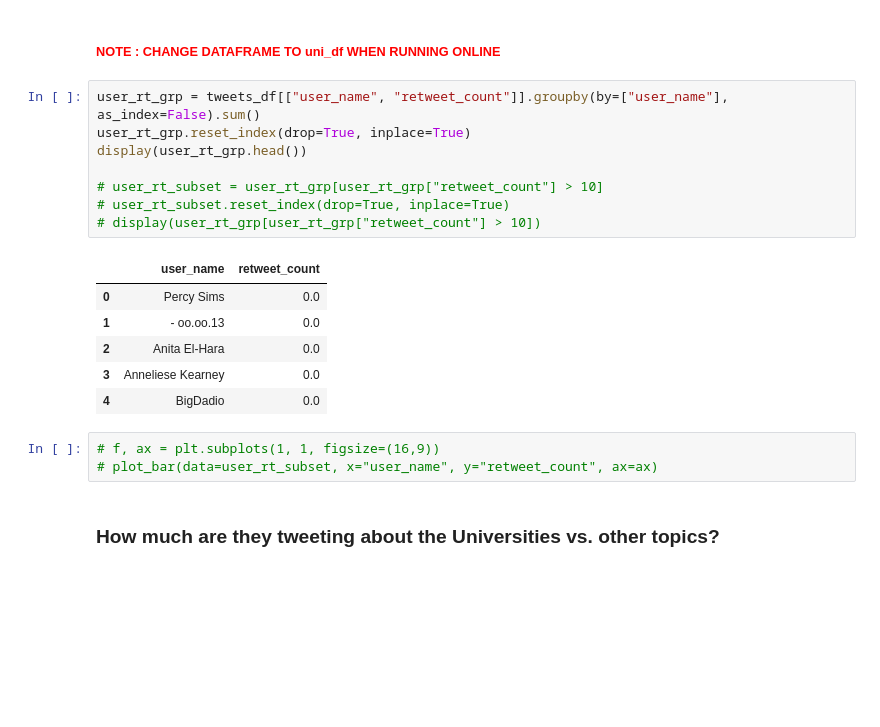
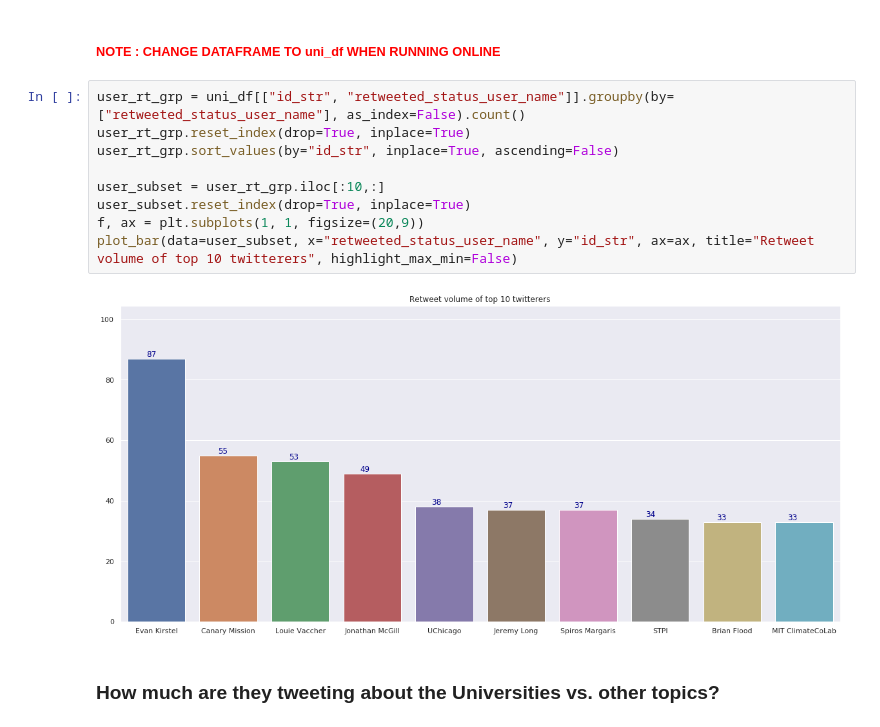
Before and after one commit to DoinGodsWork37/BigDataEngg, a Jupyter notebook: final_project/EDA.ipynb, the cells around one changed output. Saved outputs shown, nothing was run; the diff lists cells and outputs as text; blank space fills up the shorter version.

```diff
--- a/final_project/EDA.ipynb
+++ b/final_project/EDA.ipynb
@@ -238,24 +220,17 @@ Laura Fornaro Seems to be the most active user with several tweets
 ### Message Retweet
 # %% [markdown]
 ###### <font color=red> NOTE : CHANGE DATAFRAME TO uni_df WHEN RUNNING ONLINE </font>
-# %%
-user_rt_grp = tweets_df[["user_name", "retweet_count"]].groupby(by=["user_name"], as_index=False).sum()
-user_rt_grp.reset_index(drop=True, inplace=True)
-display(user_rt_grp.head())
-
-# user_rt_subset = user_rt_grp[user_rt_grp["retweet_count"] > 10]
-# user_rt_subset.reset_index(drop=True, inplace=True)
-# display(user_rt_grp[user_rt_grp["retweet_count"] > 10])
-# %% [output]
-|  | user_name | retweet_count |
-| 0 | Percy Sims | 0.0 |
-| 1 | - oo.oo.13 | 0.0 |
-| 2 | Anita El-Hara | 0.0 |
-| 3 | Anneliese Kearney | 0.0 |
-| 4 | BigDadio | 0.0 |
-# %%
-# f, ax = plt.subplots(1, 1, figsize=(16,9))
-# plot_bar(data=user_rt_subset, x="user_name", y="retweet_count", ax=ax)
+# %%
+user_rt_grp = uni_df[["id_str", "retweeted_status_user_name"]].groupby(by=["retweeted_status_user_name"], as_index=False).count()
+user_rt_grp.reset_index(drop=True, inplace=True)
+user_rt_grp.sort_values(by="id_str", inplace=True, ascending=False)
+
+user_subset = user_rt_grp.iloc[:10,:]
+user_subset.reset_index(drop=True, inplace=True)
+f, ax = plt.subplots(1, 1, figsize=(20,9))
+plot_bar(data=user_subset, x="retweeted_status_user_name", y="id_str", ax=ax, title="Retweet volume of top 10 twitterers", highlight_max_min=False)
+# %% [output]
+[figure, added]
 # %% [markdown]
 ### How much are they tweeting about the Universities vs. other topics?
 # %%
```
Also changed, not shown: parts of 8 cells of this notebook.
